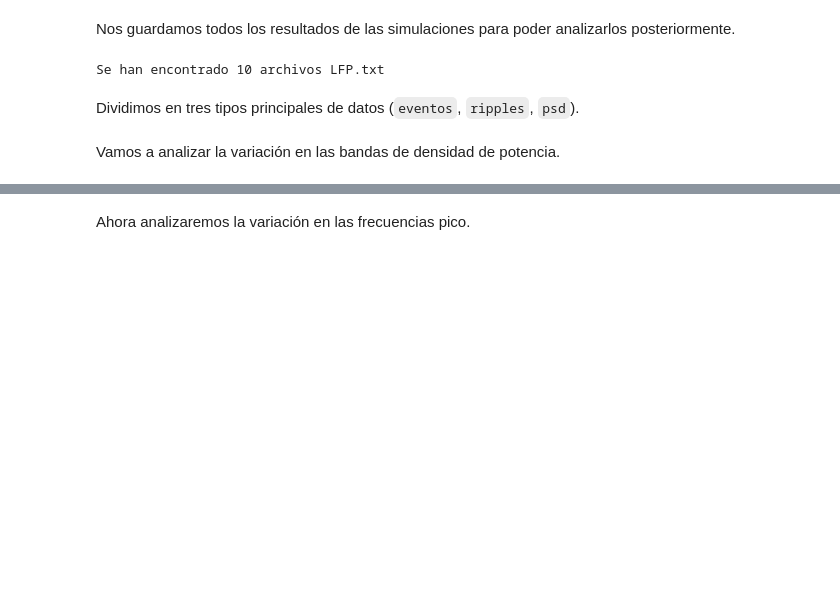
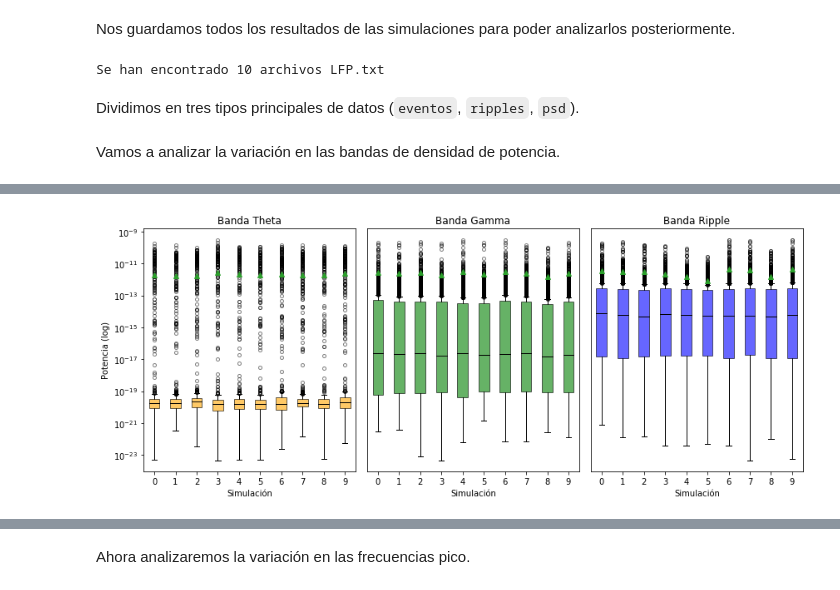
Before and after one commit to juanluserra/TFM-BigData, a Jupyter notebook: simulation-eeg/varianza_simulaciones.ipynb, the cells around one changed output, grey strips where cells are left out. Drawn from its saved outputs; the diff is of its cells as text; code cells hidden in the pictures; blank space fills up the shorter version.

```diff
--- a/simulation-eeg/varianza_simulaciones.ipynb
+++ b/simulation-eeg/varianza_simulaciones.ipynb
@@ -183,0 +194,64 @@ plt.show()
+# %%
+fig_box, axs_box = plt.subplots(1, 3, figsize=(12, 5))
+
+# --- Banda Theta ---
+axs_box[0].boxplot(
+    theta_values_per_sim,
+    patch_artist=True,
+    boxprops=dict(facecolor="orange", alpha=0.6),
+    medianprops=dict(color="black"),
+    showfliers=True,
+    flierprops=dict(marker='o', color='black', alpha=0.5, markersize=4),
+    showmeans=True
+)
+axs_box[0].set_yscale('log')
+axs_box[0].set_title("Banda Theta")
+axs_box[0].set_xlabel("Simulación")
+axs_box[0].set_ylabel("Potencia (log)")
+# Matplotlib numera las cajas de 1 a N, así que para etiquetar en el eje X de 0 a 9:
+N_sim = len(theta_values_per_sim)
+axs_box[0].set_xticks(np.arange(1, N_sim + 1))
+axs_box[0].set_xticklabels(np.arange(N_sim))
+
+
+# --- Banda Gamma ---
+axs_box[1].boxplot(
+    gamma_values_per_sim,
+    patch_artist=True,
+    boxprops=dict(facecolor="green", alpha=0.6),
+    medianprops=dict(color="black"),
+    showfliers=True,
+    flierprops=dict(marker='o', color='black', alpha=0.5, markersize=4),
+    showmeans=True
+)
+axs_box[1].set_yscale('log')
+axs_box[1].set_title("Banda Gamma")
+axs_box[1].set_xlabel("Simulación")
+# Ocultamos las marcas del eje Y para evitar redundancia
+axs_box[1].set_yticks([])
+axs_box[1].set_xticks(np.arange(1, N_sim + 1))
+axs_box[1].set_xticklabels(np.arange(N_sim))
+
+
+# --- Banda Ripple ---
+axs_box[2].boxplot(
+    ripple_values_per_sim,
+    patch_artist=True,
+    boxprops=dict(facecolor="blue", alpha=0.6),
+    medianprops=dict(color="black"),
+    showfliers=True,
+    flierprops=dict(marker='o', color='black', alpha=0.5, markersize=4),
+    showmeans=True
+)
+axs_box[2].set_yscale('log')
+axs_box[2].set_title("Banda Ripple")
+axs_box[2].set_xlabel("Simulación")
+# Ocultamos las marcas del eje Y para evitar redundancia
+axs_box[2].set_yticks([])
+axs_box[2].set_xticks(np.arange(1, N_sim + 1))
+axs_box[2].set_xticklabels(np.arange(N_sim))
+
+fig_box.tight_layout()
+plt.show()
+# %% [output]
+[figure, added]
```
Also changed, not shown: parts of 9 cells of this notebook.
